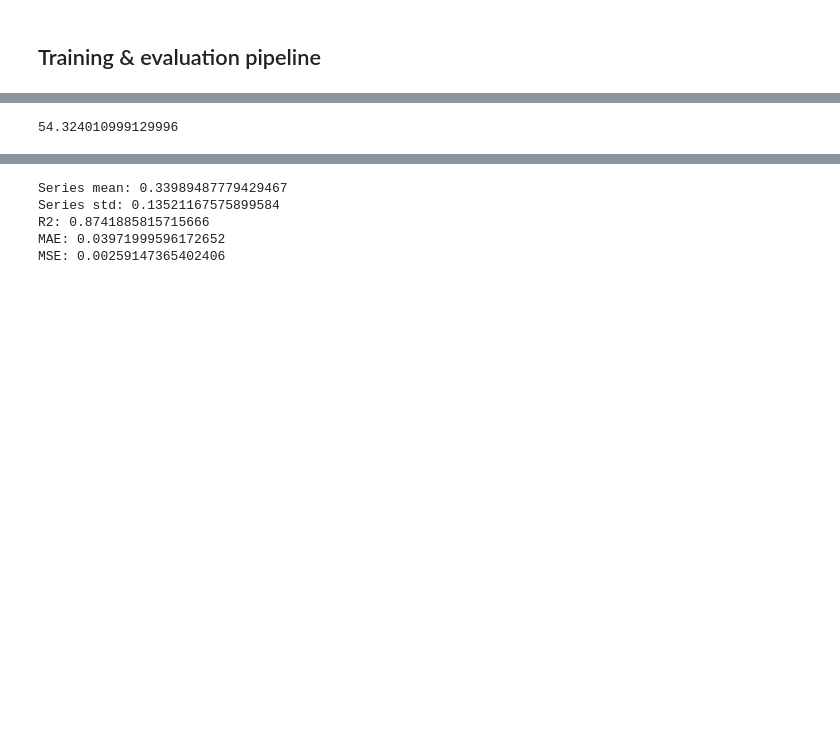
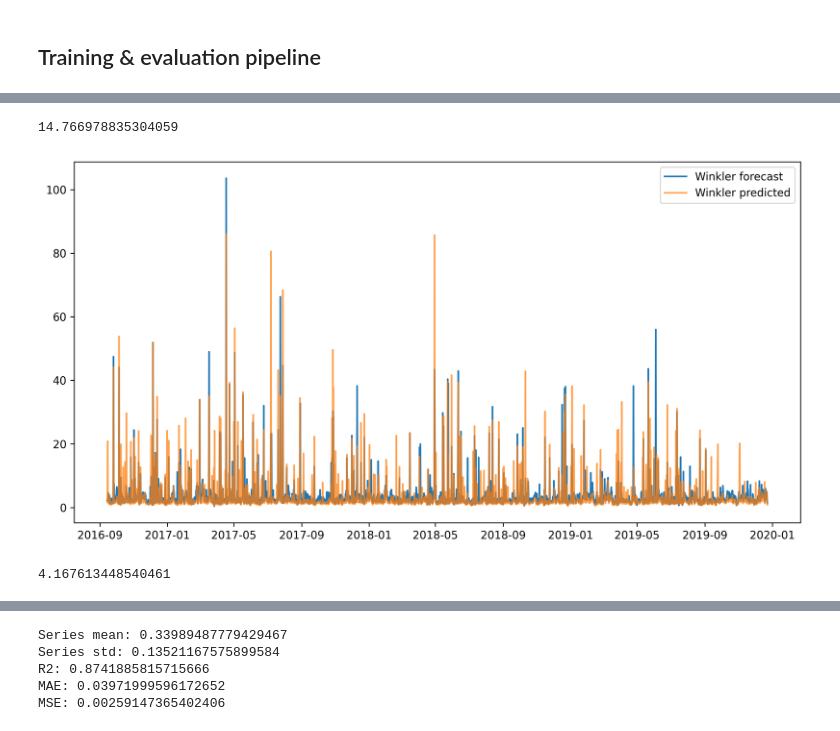
Before and after one commit to jaupimegi23/certainlyUncertain, a Jupyter notebook: models/LightGBM copy.ipynb, the cells around one changed output, grey strips where cells are left out. Drawn from its saved outputs; the diff is of its cells as text; code cells hidden in the pictures; blank space fills up the shorter version.

```diff
--- a/models/LightGBM copy.ipynb
+++ b/models/LightGBM copy.ipynb
@@ -224,4 +211,12 @@ y_forecast_std std: 0.3174428838787548
-# %%
-winkler_hat_true.mean()
-# %% [output]
-54.324010999129996
+# %%
+imp1
+# %% [output]
+14.766978835304059
+# %%
+imp2 = evaluate_impact_lightgbm('NLD_WIND_EC15', 24, 2, 2, True);
+# %% [output]
+[figure, added]
+# %%
+imp2
+# %% [output]
+4.167613448540461
```
Also changed, not shown: parts of 9 cells of this notebook.
